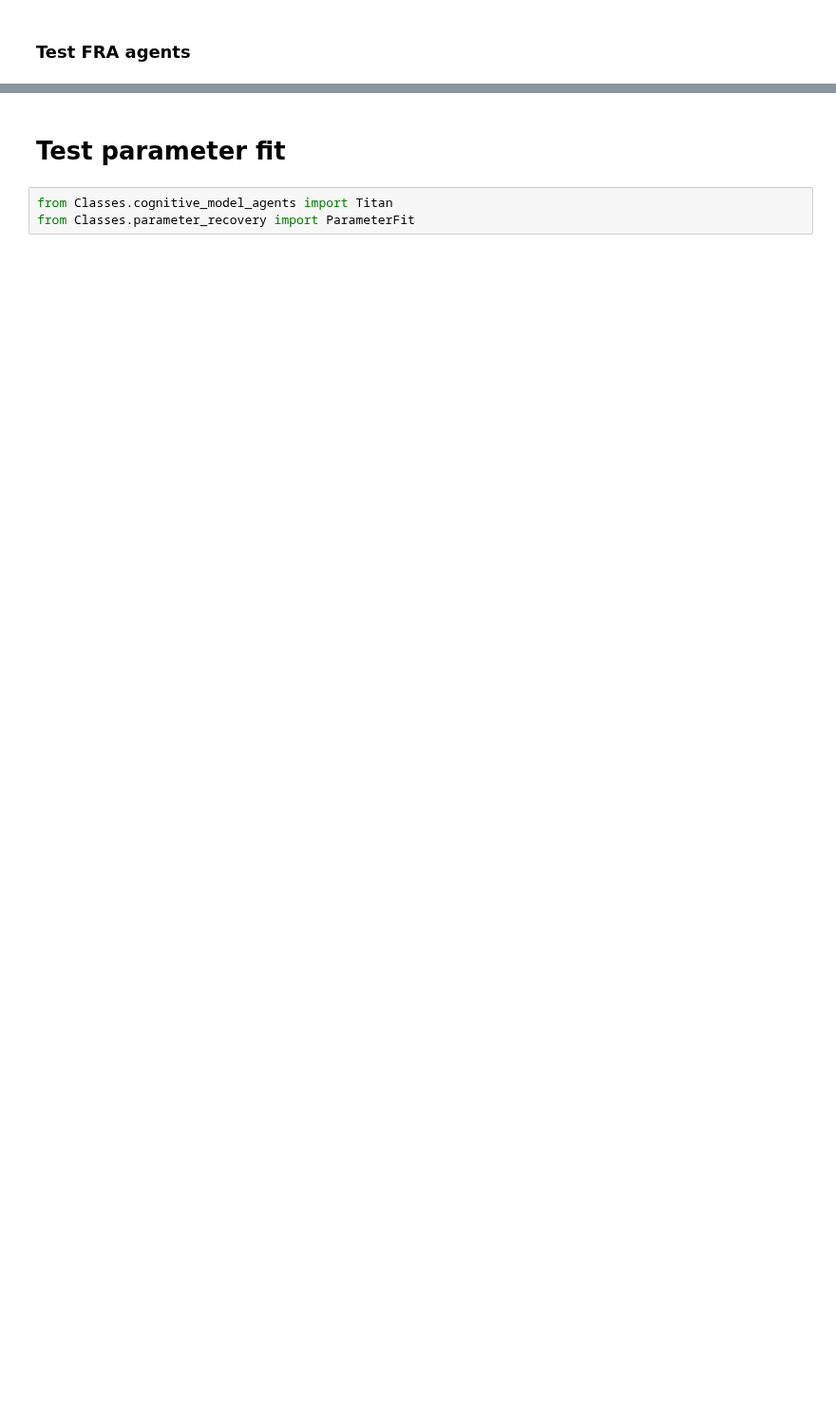
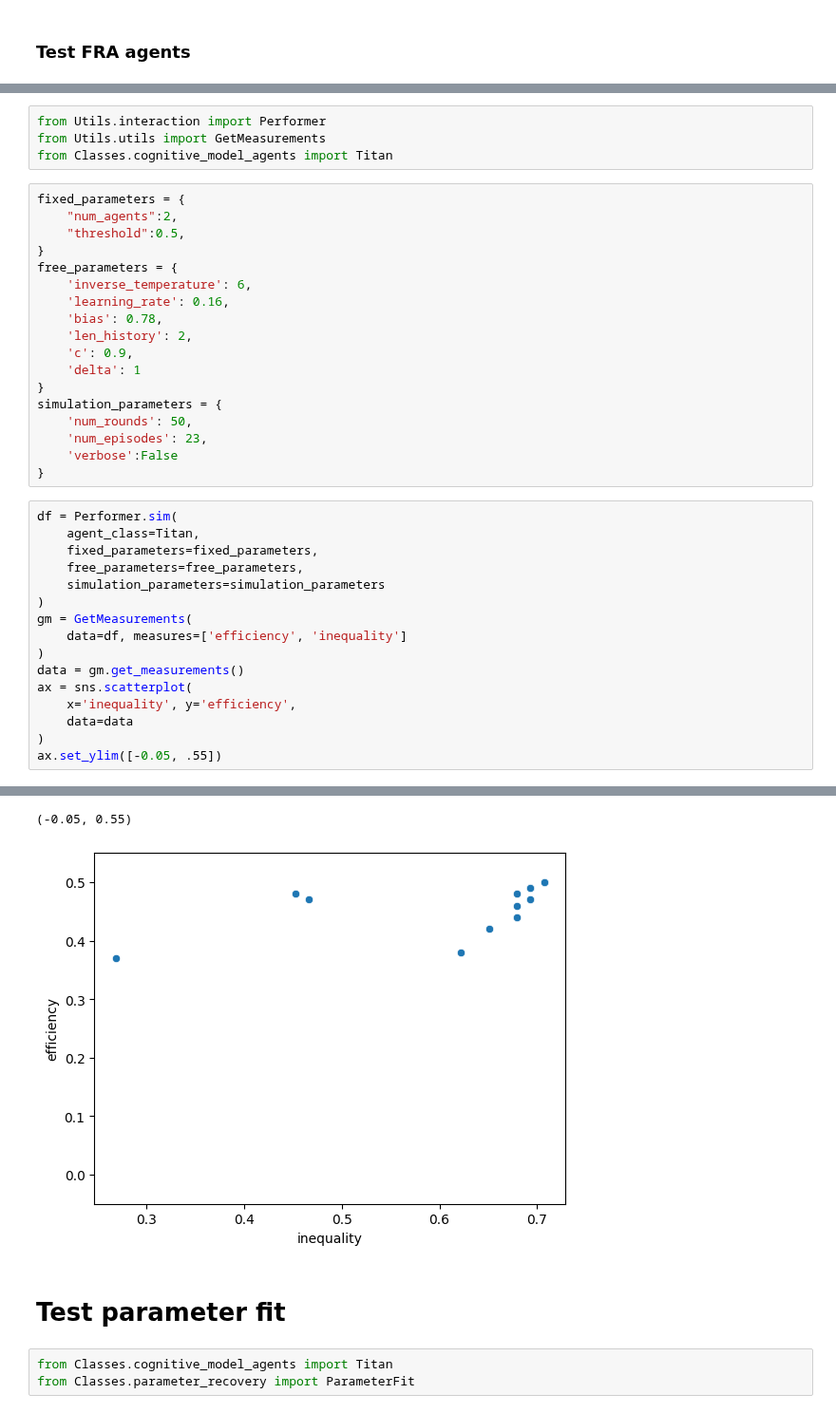
Before and after one commit to EAndrade-Lotero/Cognitive_Models_El_Farol_Bar_Problem, a Jupyter notebook: Notebooks/test_FRA.ipynb, the cells around one changed output, grey strips where cells are left out. Shown at 95% size. Saved outputs shown, nothing was run; the diff lists cells and outputs as text; blank space fills up the shorter version.

```diff
--- a/Notebooks/test_FRA.ipynb
+++ b/Notebooks/test_FRA.ipynb
@@ -135,0 +158,39 @@ bar.render()
+# %%
+from Utils.interaction import Performer
+from Utils.utils import GetMeasurements
+from Classes.cognitive_model_agents import Titan
+# %%
+fixed_parameters = {
+	"num_agents":2,
+	"threshold":0.5,
+}
+free_parameters = {
+    'inverse_temperature': 6,
+    'learning_rate': 0.16,
+    'bias': 0.78,
+    'len_history': 2,
+    'c': 0.9,
+    'delta': 1
+}
+simulation_parameters = {
+	'num_rounds': 50,
+    'num_episodes': 23,
+	'verbose':False
+}
+# %%
+df = Performer.sim(
+    agent_class=Titan,
+    fixed_parameters=fixed_parameters,
+    free_parameters=free_parameters,
+    simulation_parameters=simulation_parameters
+)
+gm = GetMeasurements(
+    data=df, measures=['efficiency', 'inequality']
+)
+data = gm.get_measurements()
+ax = sns.scatterplot(
+    x='inequality', y='efficiency',
+    data=data
+)
+ax.set_ylim([-0.05, .55])
+# %% [output]
@@ -136,3 +226,5 @@ bar.render()
+(-0.05, 0.55)
+[figure, added]
 # %% [markdown]
 # Test parameter fit
 # %%
```
Also changed, not shown: parts of 16 cells of this notebook, 31 other files.
